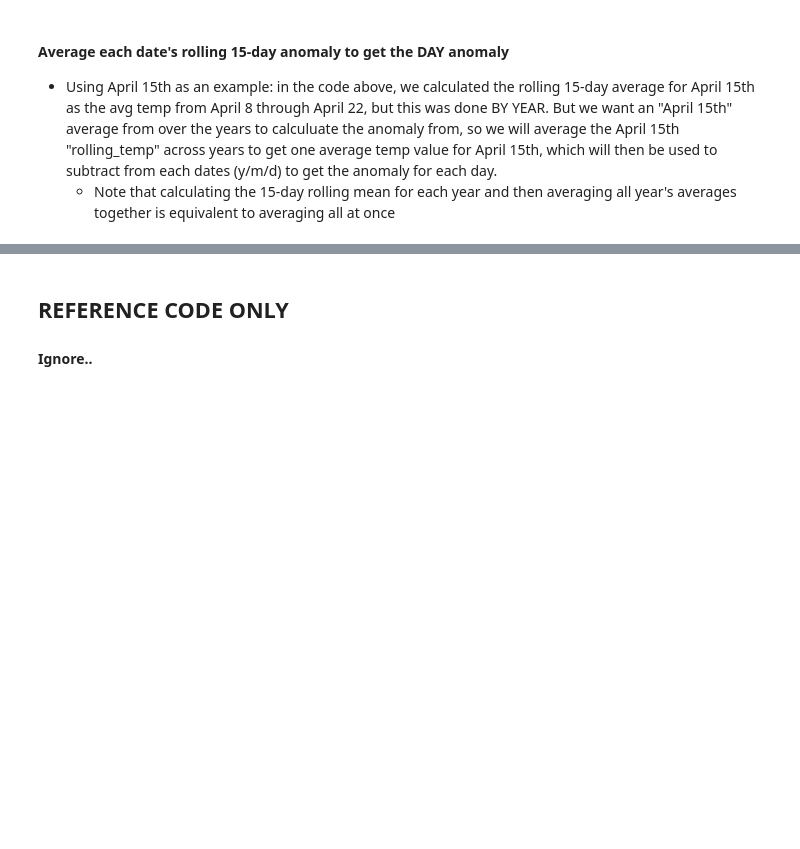
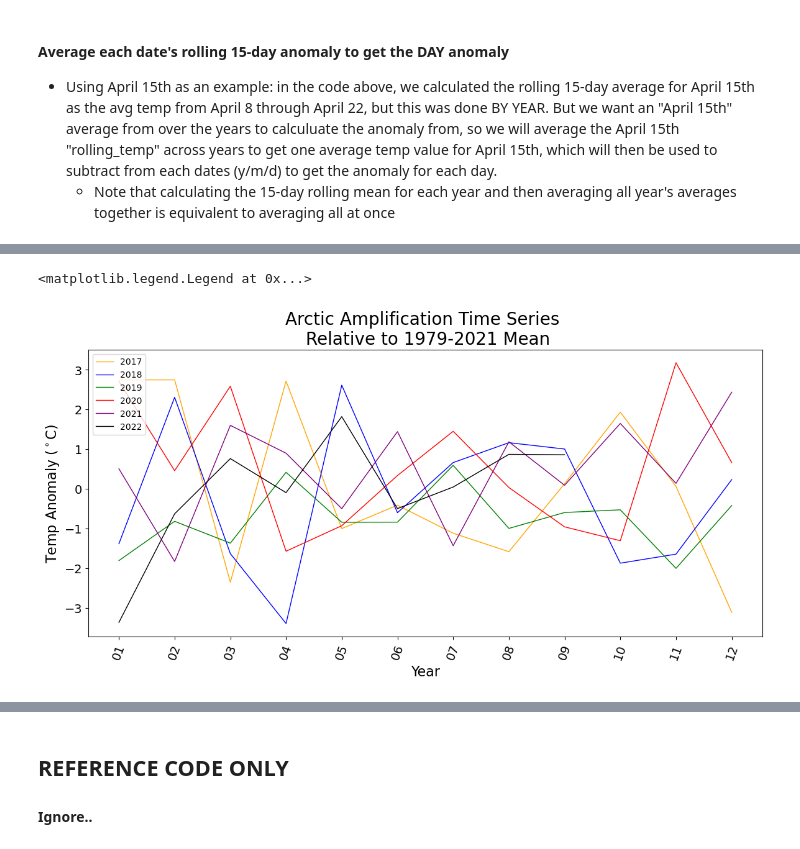
Before and after one commit to cgsutter/ATM622-General-Circulation, a Jupyter notebook: testing/NYSM_trends.ipynb, the cells around one changed output, grey strips where cells are left out. Drawn from its saved outputs; the diff is of its cells as text; code cells hidden in the pictures; blank space fills up the shorter version.

```diff
--- a/testing/NYSM_trends.ipynb
+++ b/testing/NYSM_trends.ipynb
@@ -364,0 +1155,33 @@ df_final[170000:170007]
+# %%
+import matplotlib.pyplot as plt
+
+## Create figure of a particular size
+fig = plt.figure(figsize=(14, 6))
+
+## TS Karl
+# add plots for TS Karl windspeed
+ax1 = fig.add_subplot(1, 1, 1)
+
+ax1.plot(mos_2018, anom_2017, label='2017', color='orange',linewidth=1, markersize = 6) #, marker='o'
+ax1.plot(mos_2018, anom_2018, label='2018', color='blue',linewidth=1, markersize = 6) #, marker='o'
+ax1.plot(mos_2019, anom_2019, label='2019', color='green',linewidth=1, markersize = 6) #, marker='o'
+ax1.plot(mos_2020, anom_2020, label='2020', color='red',linewidth=1, markersize = 6) #, marker='o'
+ax1.plot(mos_2021, anom_2021, label='2021', color='purple',linewidth=1, markersize = 6) #, marker='o'
+ax1.plot(mos_2022, anom_2022, label='2022', color='black',linewidth=1, markersize = 6) #, marker='o'
+
+# ax1.plot(years, spring, label='Spring', color='green',linewidth=1, markersize = 6) # , marker='o'
+# ax1.plot(years, summer, label='Summer', color='red',linewidth=1, markersize = 6) #, marker='o'
+# ax1.plot(years, fall, label='Fall', color='purple',linewidth=1, markersize = 6) #, marker='o'
+# ax1.plot(years, annual, label='Annual', color='black',linewidth=2, linestyle='--', markersize = 6) #, marker='o'
+
+
+ax1.set_title('Arctic Amplification Time Series \n Relative to 1979-2021 Mean', size = 20)
+ax1.set_xlabel('Year', size = 16)
+ax1.set_ylabel('Temp Anomaly ($^\circ$C)', size = 16)
+ax1.tick_params(axis='x', labelrotation = 70, labelsize=14)
+ax1.tick_params(axis='y',  labelsize=14)
+
+ax1.legend(loc='upper left')
+# %% [output]
+<matplotlib.legend.Legend at 0x...>
+[figure, added]
```
Also changed, not shown: parts of 141 cells of this notebook, 1 other file.
